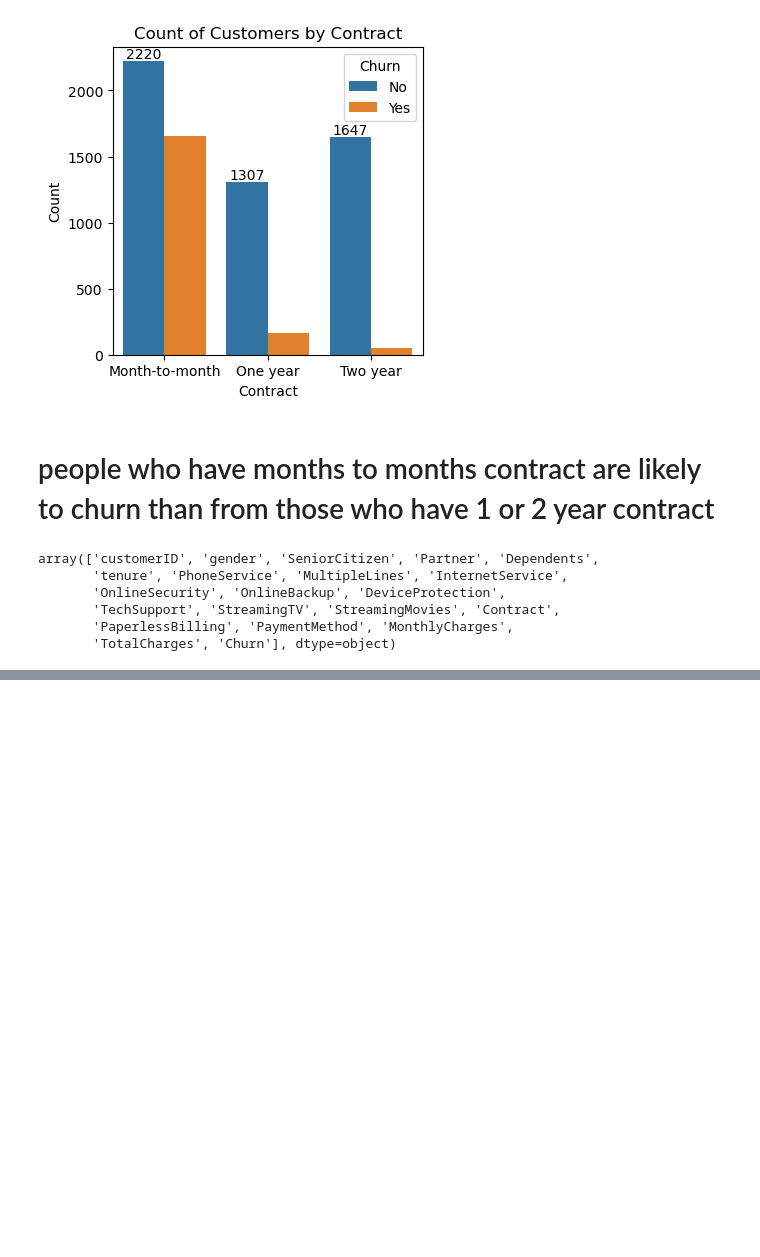
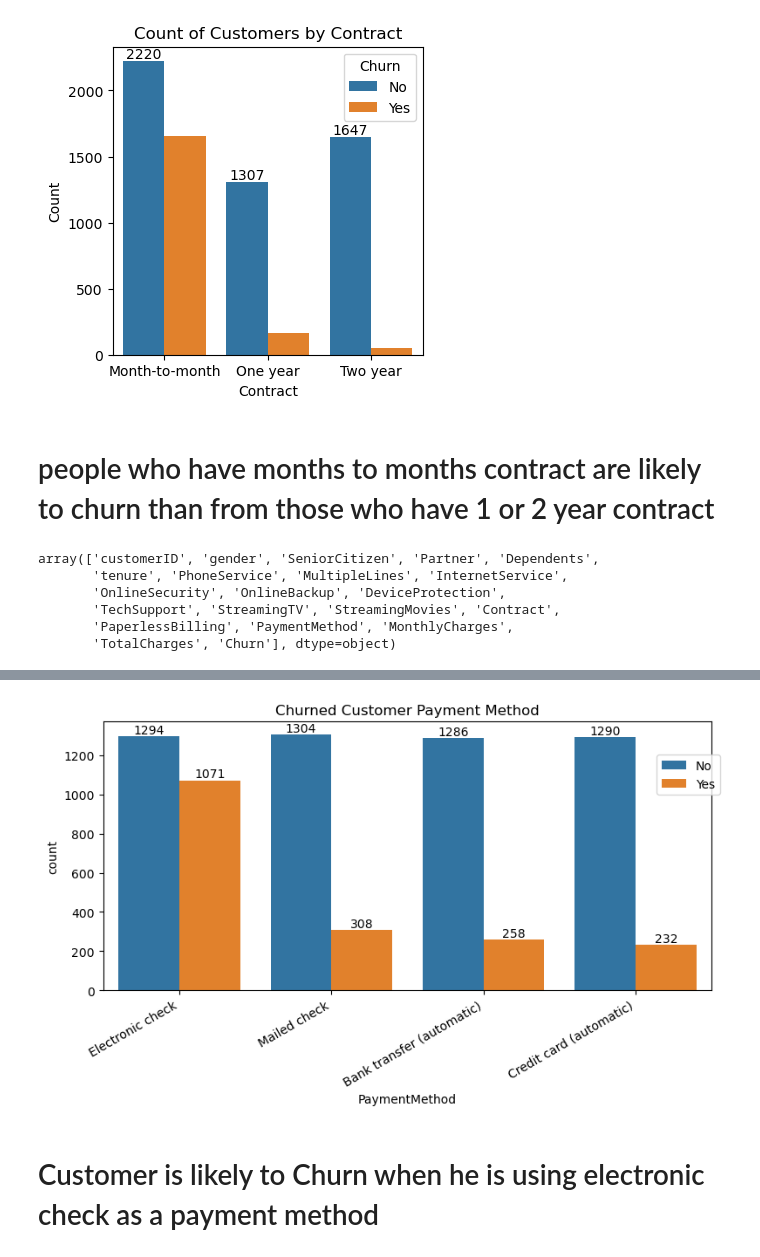
Before and after one commit to vIbHugAUtaMcOdE/Exploratory-Data-Analysis, a Jupyter notebook: notebooks/Telecom_churned_data.ipynb, the cells around one changed output, grey strips where cells are left out. Drawn from its saved outputs; the diff is of its cells as text; code cells hidden in the pictures; blank space fills up the shorter version.

```diff
--- a/notebooks/Telecom_churned_data.ipynb
+++ b/notebooks/Telecom_churned_data.ipynb
@@ -208,0 +238,13 @@ plt.show()
+# %%
+plt.figure(figsize = (9,4))
+ax = sns.countplot(x = "PaymentMethod", data = df, hue = "Churn")
+ax.bar_label(ax.containers[0])
+ax.bar_label(ax.containers[1])
+plt.xticks(rotation=30, ha='right')
+plt.title("Churned Customer Payment Method")
+plt.legend(bbox_to_anchor = (0.9, 0.9))
+plt.show()
+# %% [output]
+[figure, added]
+# %% [markdown]
+# Customer is likely to Churn when he is using electronic check as a payment method
```
Also changed, not shown: parts of 5 cells of this notebook.
